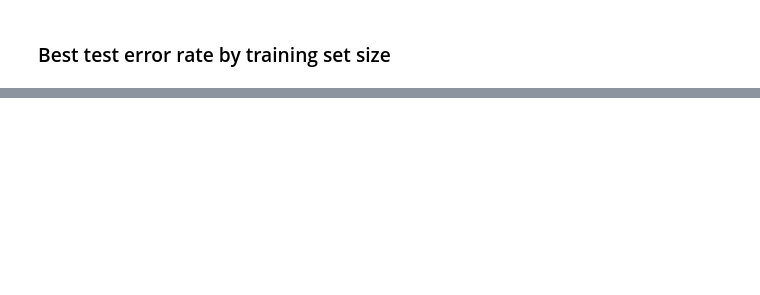
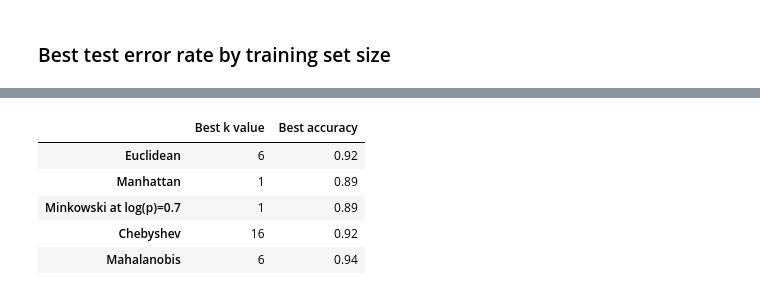
Before and after one commit to suryanarayanan21/DSCI552-Assignments, a Jupyter notebook: notebook/Ananthakrishnan_Suryanarayanan_HW1.ipynb, the cells around one changed output, grey strips where cells are left out. Cells and saved outputs as stored; diff of their text form; code cells hidden in the pictures; blank space fills up the shorter version.

```diff
--- a/notebook/Ananthakrishnan_Suryanarayanan_HW1.ipynb
+++ b/notebook/Ananthakrishnan_Suryanarayanan_HW1.ipynb
@@ -209,0 +221,42 @@ plot.show()
+# %%
+def find_accuracy(sample, k, metric='minkowski', p=2):
+    classifier = KNeighborsClassifier(n_neighbors=k, metric=metric, p=p)
+    classifier.fit(sample[0], sample[1])
+    predictions = classifier.predict(test_data_variables)
+    return accuracy_score(test_data_labels, predictions)
+# %%
+# Prepare training data
+sample = (training_data_variables, training_data_labels)
+
+# Best K for euclidean distance
+euclidean_k, euclidean_accuracy = find_best_k(sample)
+
+# Best K for manhattan distance
+manhattan_k, manhattan_accuracy = find_best_k(sample, metric='manhattan')
+
+# Best p for log_10{p} in {0.1, 0.2, 0.3, ..., 1}
+accuracies = [find_accuracy(sample, 1, p=10**float(i/10)) for i in range(1,11)]
+max_accuracy = max(accuracies)
+best_log_p = (accuracies.index(max_accuracy) + 1) / 10
+
+# Chebyshev
+che_k, che_accuracy = find_best_k(sample, metric='chebyshev')
+
+# Mahalanobis
+V = sample[0].cov()
+VI = numpy.linalg.inv(V)
+mahalanobis_metric = DistanceMetric.get_metric('mahalanobis', V=VI)
+mah_k, mah_accuracy = find_best_k(sample, metric=mahalanobis_metric)
+
+results = pandas.DataFrame([[euclidean_k, euclidean_accuracy],[manhattan_k, manhattan_accuracy],[manhattan_k, max_accuracy],[che_k, che_accuracy], [mah_k, mah_accuracy]],
+                 index=["Euclidean", "Manhattan", f"Minkowski at log(p)={best_log_p}", "Chebyshev", "Mahalanobis"],
+                 columns=["Best k value", "Best accuracy"])
+
+results
+# %% [output]
+|  | Best k value | Best accuracy |
+| Euclidean | 6 | 0.92 |
+| Manhattan | 1 | 0.89 |
+| Minkowski at log(p)=0.7 | 1 | 0.89 |
+| Chebyshev | 16 | 0.92 |
+| Mahalanobis | 6 | 0.94 |
```
Also changed, not shown: parts of 8 cells of this notebook.
